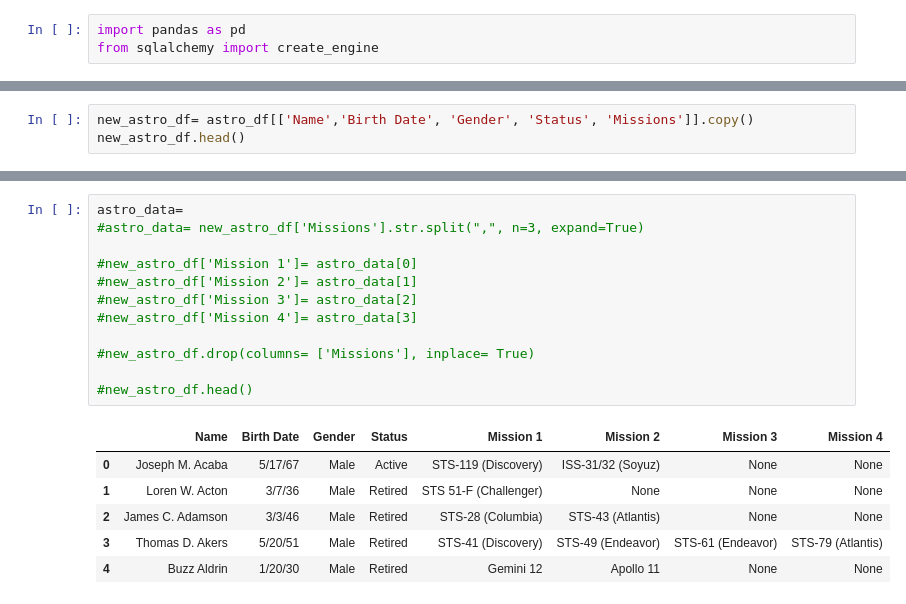
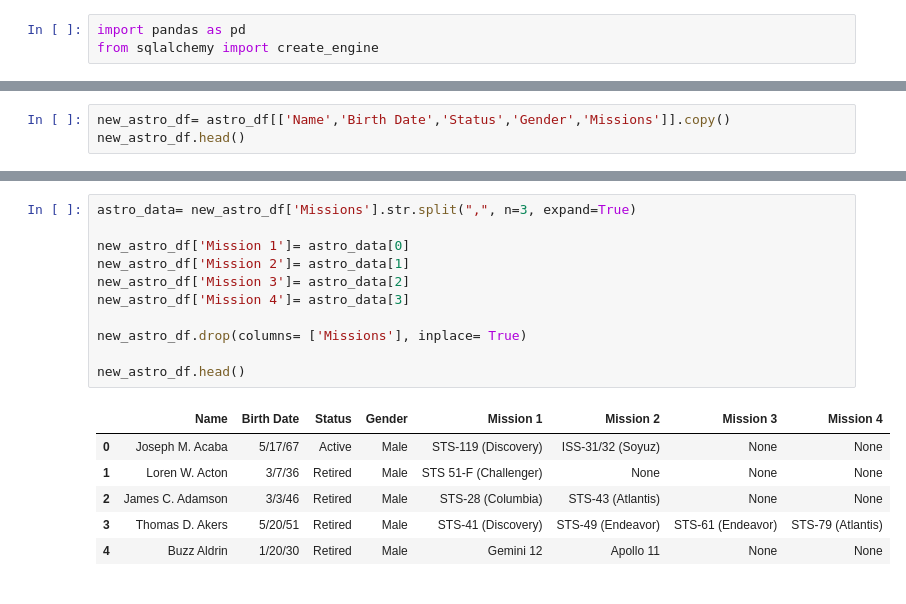
Before and after one commit to bbruzos/ETL-Project, a Jupyter notebook: ETL_Script.ipynb, the cells around one changed output, grey strips where cells are left out. Cells and saved outputs as stored; diff of their text form.

```diff
--- a/ETL_Script.ipynb
+++ b/ETL_Script.ipynb
@@ -36,6 +36,6 @@ space_df.head(50)
 | 48 | 48 | 48 | Arianespace | ELA-3, Guiana Space Centre, Frenc... | Tue Feb 18, 2020 22:18 UTC | Ariane 5 ECA | JCSAT-17 & GEO-KOM... | StatusActive | 200.0 | ... |
 | 49 | 49 | 49 | SpaceX | SLC-40, Cape Canaveral AFS, Flori... | Mon Feb 17, 2020 15:05 UTC | Falcon 9 Block 5 | Starlink V1 L4 | StatusActive | 50.0 | ... |
 # %%
-new_astro_df= astro_df[['Name','Birth Date', 'Gender', 'Status', 'Missions']].copy()
+new_astro_df= astro_df[['Name','Birth Date','Status','Gender','Missions']].copy()
 new_astro_df.head()
 # %% [output]
@@ -48,19 +48,18 @@ new_astro_df.head()
 # %%
-astro_data=
-#astro_data= new_astro_df['Missions'].str.split(",", n=3, expand=True)
+astro_data= new_astro_df['Missions'].str.split(",", n=3, expand=True)
 
-#new_astro_df['Mission 1']= astro_data[0]
-#new_astro_df['Mission 2']= astro_data[1]
-#new_astro_df['Mission 3']= astro_data[2]
-#new_astro_df['Mission 4']= astro_data[3]
+new_astro_df['Mission 1']= astro_data[0]
+new_astro_df['Mission 2']= astro_data[1]
+new_astro_df['Mission 3']= astro_data[2]
+new_astro_df['Mission 4']= astro_data[3]
 
-#new_astro_df.drop(columns= ['Missions'], inplace= True)
+new_astro_df.drop(columns= ['Missions'], inplace= True)
 
-#new_astro_df.head()
+new_astro_df.head()
 # %% [output]
-|  | Name | Birth Date | Gender | Status | Mission 1 | Mission 2 | Mission 3 | Mission 4 |
-| 0 | Joseph M. Acaba | 5/17/67 | Male | Active | STS-119 (Discovery) | ISS-31/32 (Soyuz) | None | None |
-| 1 | Loren W. Acton | 3/7/36 | Male | Retired | STS 51-F (Challenger) | None | None | None |
-| 2 | James C. Adamson | 3/3/46 | Male | Retired | STS-28 (Columbia) | STS-43 (Atlantis) | None | None |
-| 3 | Thomas D. Akers | 5/20/51 | Male | Retired | STS-41 (Discovery) | STS-49 (Endeavor) | STS-61 (Endeavor) | STS-79 (Atlantis) |
-| 4 | Buzz Aldrin | 1/20/30 | Male | Retired | Gemini 12 | Apollo 11 | None | None |
+|  | Name | Birth Date | Status | Gender | Mission 1 | Mission 2 | Mission 3 | Mission 4 |
+| 0 | Joseph M. Acaba | 5/17/67 | Active | Male | STS-119 (Discovery) | ISS-31/32 (Soyuz) | None | None |
+| 1 | Loren W. Acton | 3/7/36 | Retired | Male | STS 51-F (Challenger) | None | None | None |
+| 2 | James C. Adamson | 3/3/46 | Retired | Male | STS-28 (Columbia) | STS-43 (Atlantis) | None | None |
+| 3 | Thomas D. Akers | 5/20/51 | Retired | Male | STS-41 (Discovery) | STS-49 (Endeavor) | STS-61 (Endeavor) | STS-79 (Atlantis) |
+| 4 | Buzz Aldrin | 1/20/30 | Retired | Male | Gemini 12 | Apollo 11 | None | None |
```
Also changed, not shown: parts of 4 cells of this notebook.
